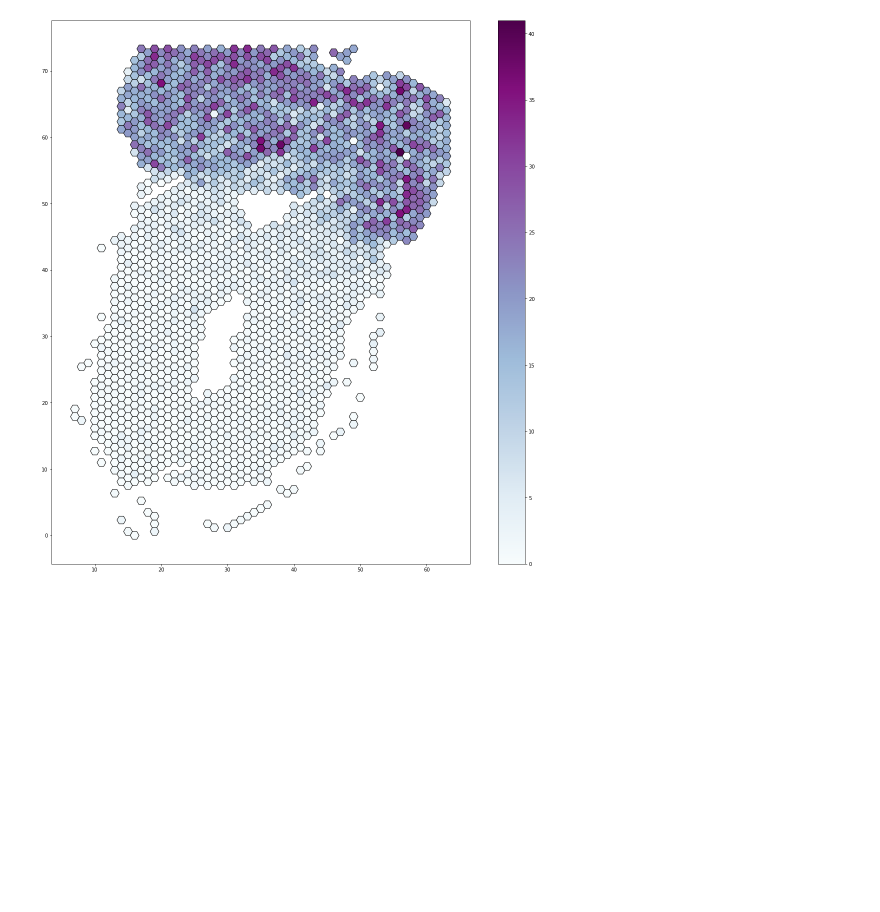
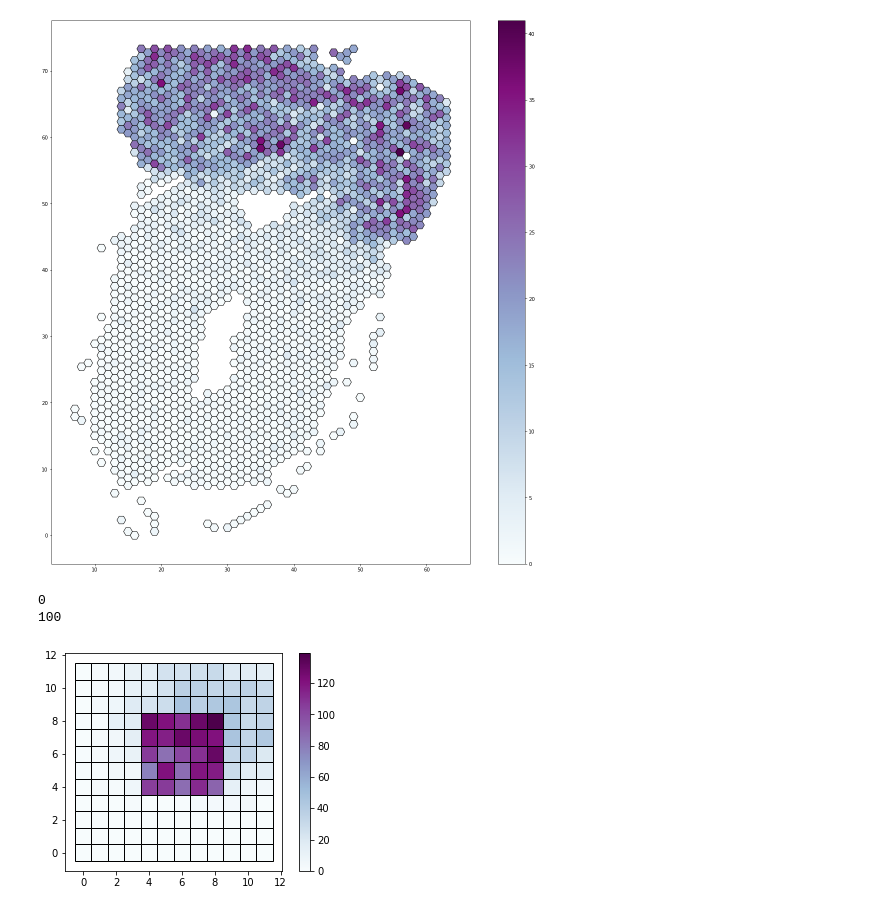
Before and after one commit to tansey-lab/bayestme, a Jupyter notebook: notebooks/hexagon_plotting.ipynb, the cells around one changed output. Drawn from its saved outputs; the diff is of its cells as text; code cells hidden in the pictures; blank space fills up the shorter version.

```diff
--- a/notebooks/hexagon_plotting.ipynb
+++ b/notebooks/hexagon_plotting.ipynb
@@ -69,0 +111,29 @@ plot_hexagonal_grid(positions, counts)
+# %%
+from bayestme import bleeding_correction, data
+import numpy as np
+
+locations, tissue_mask, true_rates, true_counts, bleed_counts = bleeding_correction.generate_data(
+        n_rows=12,
+        n_cols=12,
+        n_genes=5)
+
+dataset = data.SpatialExpressionDataset(
+        raw_counts=bleed_counts,
+        tissue_mask=tissue_mask,
+        positions=locations.T,
+        gene_names=np.array(['1', '2', '3', '4', '5']),
+        layout=data.Layout.SQUARE
+    )
+# %% [output]
+0
+100
+# %%
+counts = dataset.raw_counts[:, 0]
+
+counts = counts
+positions = dataset.positions.T
+fig = plot_square_grid(positions, counts)
+
+plt.show(fig)
+# %% [output]
+[figure, added]
```
Also changed, not shown: parts of 1 cell of this notebook, 10 other files.
